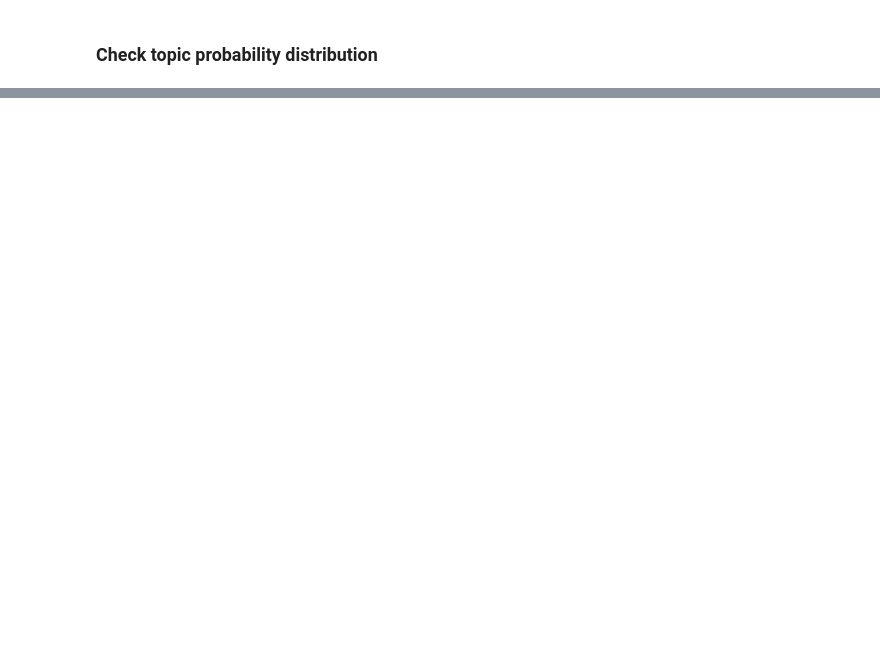
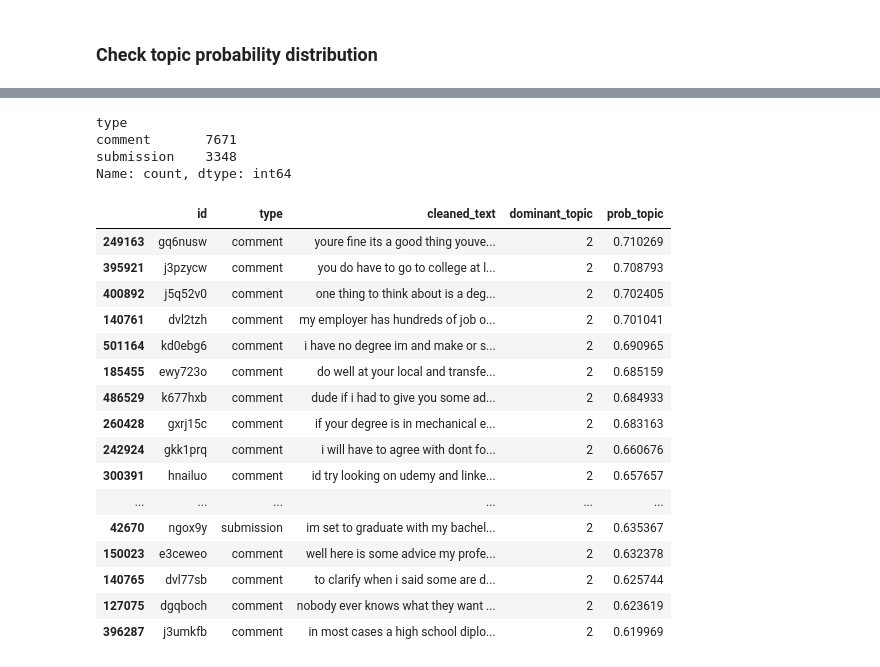
Before and after one commit to natashacarpcast/moralization-selfimprovement, a Jupyter notebook: testing-topicmodel30.ipynb, the cells around one changed output, grey strips where cells are left out. Drawn from its saved outputs; the diff is of its cells as text; code cells hidden in the pictures; blank space fills up the shorter version.

```diff
--- a/testing-topicmodel30.ipynb
+++ b/testing-topicmodel30.ipynb
@@ -250,0 +382,27 @@ pyLDAvis.display(lda_viz)
+# %%
+topic2 = data[(data.dominant_topic == 2)].sort_values("prob_topic", ascending=False)
+print(topic2["type"].value_counts())
+with pd.option_context('display.max_colwidth', None):
+    display(topic2[["id","type","cleaned_text", "dominant_topic", "prob_topic"]][0:20])
+# %% [output]
+type
+comment       7671
+submission    3348
+Name: count, dtype: int64
+|  | id | type | cleaned_text | dominant_topic | prob_topic |
+| 249163 | gq6nusw | comment | youre fine its a good thing youve... | 2 | 0.710269 |
+| 395921 | j3pzycw | comment | you do have to go to college at l... | 2 | 0.708793 |
+| 400892 | j5q52v0 | comment | one thing to think about is a deg... | 2 | 0.702405 |
+| 140761 | dvl2tzh | comment | my employer has hundreds of job o... | 2 | 0.701041 |
+| 501164 | kd0ebg6 | comment | i have no degree im and make or s... | 2 | 0.690965 |
+| 185455 | ewy723o | comment | do well at your local and transfe... | 2 | 0.685159 |
+| 486529 | k677hxb | comment | dude if i had to give you some ad... | 2 | 0.684933 |
+| 260428 | gxrj15c | comment | if your degree is in mechanical e... | 2 | 0.683163 |
+| 242924 | gkk1prq | comment | i will have to agree with dont fo... | 2 | 0.660676 |
+| 300391 | hnailuo | comment | id try looking on udemy and linke... | 2 | 0.657657 |
+| ... | ... | ... | ... | ... | ... |
+| 42670 | ngox9y | submission | im set to graduate with my bachel... | 2 | 0.635367 |
+| 150023 | e3ceweo | comment | well here is some advice my profe... | 2 | 0.632378 |
+| 140765 | dvl77sb | comment | to clarify when i said some are d... | 2 | 0.625744 |
+| 127075 | dgqboch | comment | nobody ever knows what they want ... | 2 | 0.623619 |
+| 396287 | j3umkfb | comment | in most cases a high school diplo... | 2 | 0.619969 |
```
Also changed, not shown: parts of 29 cells of this notebook.
